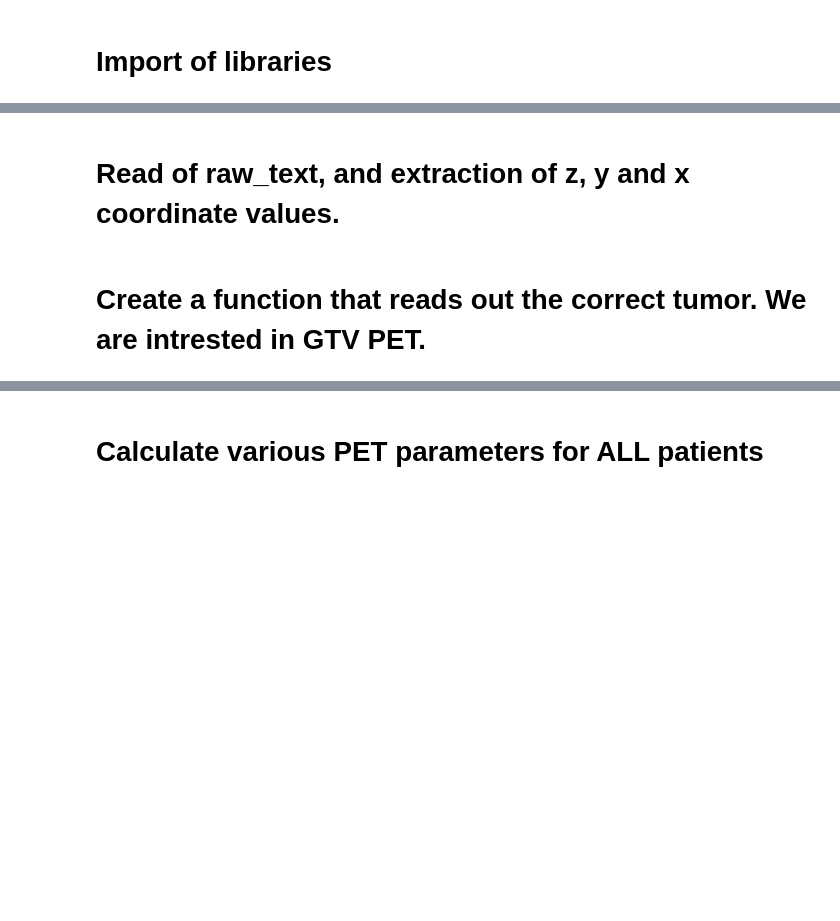
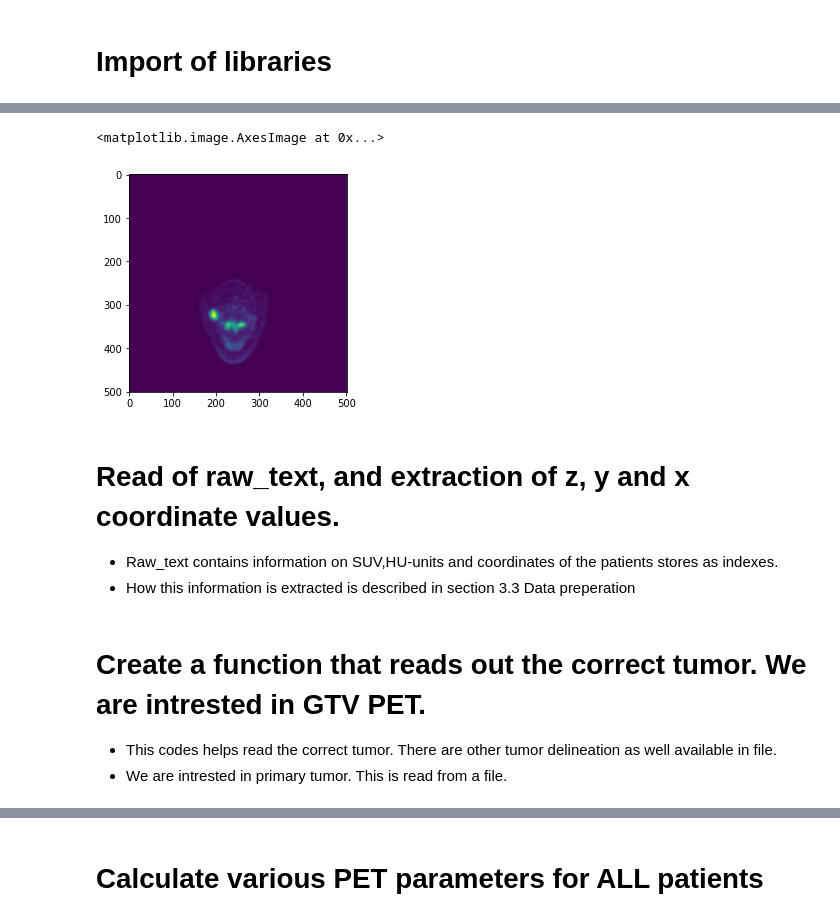
Before and after one commit to Sagalma/Master-Thesis, a Jupyter notebook: master.ipynb, the cells around one changed output, grey strips where cells are left out. Saved outputs shown, nothing was run; the diff lists cells and outputs as text; code cells hidden in the pictures; blank space fills up the shorter version.

```diff
--- a/master.ipynb
+++ b/master.ipynb
@@ -14,50 +17,80 @@ from matplotlib import pyplot as plt
 # %%
-# Function to read info_text file.
+
+# Function to read information text file.
+# Information text files contain additional information about the image file.
+# This function reads the information text file and returns an array containing the information.
 def read_info_txt(file):
-    with open(file, mode='r') as file: #Reading PET or CT file
+    with open(file, mode='r') as file:
         fileContent = file.read()
         SplitFile = fileContent.split()
         array_info_txt = []
         for i in range(len(SplitFile)):
             array_info_txt.append(float(SplitFile[i]))
     return array_info_txt
 
+# Function to read image data and create a 3D matrix
+# This function reads a CT or PET image file and returns a 3D matrix representing the image.
+def read_CT_PET(PatientNumber, Image='CT'):
+    # Path to patient image files.
+    Part_readfile = '/volumes/LaCie/Sagal/HN_ANON_09102017/Patient_Folders/'
+    # String used to concatenate file paths.
+    strek ='/'
 
-# Function to read data, and create a 3D matrix
-def read_CT_PET(PatientNumber,Image='CT'):
-    # Add up strings to form path to extract image
-    Part_readfile = '/volumes/LaCie/Sagal/HN_ANON_09102017/Patient_Folders/'
-    strek ='/'
+    # Determine image type based on input argument.
     if Image == 'CT':
         Imaging = 'CT'
     else:
         Imaging = 'PT'
-    file = Part_readfile+PatientNumber+strek+Imaging
-    with open(file, mode='rb') as file: #Reading PET or CT file
+
+    # Construct file path.
+    file = Part_readfile + PatientNumber + strek + Imaging
+
+    # Read binary data from file.
+    with open(file, mode='rb') as file:
         fileContent = file.read()
-    Unpack = unpack("H" * ((len(fileContent)//2)), fileContent) # Converts data stored as bytes to an array.
-    # Read InfoTextFile
+
+    # Convert binary data to array of unsigned short integers (16 bits).
+    Unpack = unpack("H" * ((len(fileContent)//2)), fileContent)
+
+    # Read information text file.
+    # Information text files contain the dimensions of the image and the maximum pixel value.
     remaining = '_info.txt'
     InfoTextFile = Part_readfile + PatientNumber + strek + PatientNumber + remaining
-    ydim,xdim,zdim,SUVMax,CTMax = read_info_txt(InfoTextFile)
+    ydim, xdim, zdim, SUVMax, CTMax = read_info_txt(InfoTextFile)
     Matrix3D = []
+
+    # Create 3D matrix from image data.
     array_data = np.array(Unpack)
     for i in range(int(zdim)):
-        Image_array = (array_data[i*int(xdim)*int(ydim):(i+1)*int(xdim)*int(ydim)]) # Creates array for each 2D image
-        ReshapeImage = np.reshape(Image_array,[int(xdim),int(ydim)]) # Reshapes image to 2D
+        # Extract 2D image data from array.
+        Image_array = (array_data[i * int(xdim) * int(ydim):(i + 1) * int(xdim) * int(ydim)])
+        # Reshape 2D image data into a 2D array.
+        ReshapeImage = np.reshape(Image_array, [int(xdim), int(ydim)])
+        # Convert pixel values to Hounsfield Units (CT) or Standardized Uptake Values (PET).
         if Image == 'CT':
-            CT_array = ReshapeImage*CTMax/(2**16-1)
+            CT_array = ReshapeImage * CTMax / (2 ** 16 - 1)
             Matrix3D.append(CT_array)
         else:
-            PET_array = ReshapeImage*SUVMax/(2**16-1)
+            PET_array = ReshapeImage * SUVMax / (2 ** 16 - 1)
             Matrix3D.append(PET_array)
-        Matrix3D_array = np.array(Matrix3D) # Create an array
-        Matrix3D_new = np.squeeze(Matrix3D_array) # Get 3D matrix
+    # Convert list of 2D arrays to 3D array.
+    Matrix3D_array = np.array(Matrix3D)
+    # Remove any unnecessary dimensions.
+    Matrix3D_new = np.squeeze(Matrix3D_array)
+    # Return 3D matrix.
     return Matrix3D_new
 
-Image_Matrix = read_CT_PET('P005','PT')
+# Patient number and type of imaging inserted.
+# PET image of patient number 8 is inserted.
+Image_Matrix = read_CT_PET('P008','PET')
+
+
 
 def plot(Layer):
     Layer_Image = Image_Matrix[Layer]
     plot = pyplot.imshow(Layer_Image)# Display 2D image
     return plot
+plot(167)
+# %% [output]
+<matplotlib.image.AxesImage at 0x...>
+[figure, added]
@@ -70,3 +97,5 @@ plot(186)
 # %% [markdown]
 # Read of raw_text, and extraction of z, y and x coordinate values.
+- Raw_text contains information on SUV,HU-units and coordinates of the patients stores as indexes.
+- How this information is extracted is described in section 3.3 Data preperation
 # %%
@@ -181,3 +209,5 @@ def convert_index_to_pixel(PatientNumber):
 # Husk du har lagt til SUVMax. Kan hende du opplever utfordringer når du kjører gammel kode.
 # %% [markdown]
 # Create a function that reads out the correct tumor. We are intrested in GTV PET.
+- This codes helps read the correct tumor. There are other tumor delineation as well available in file.
+- We are intrested in primary tumor. This is read from a file.
```
Also changed, not shown: parts of 98 cells of this notebook.
